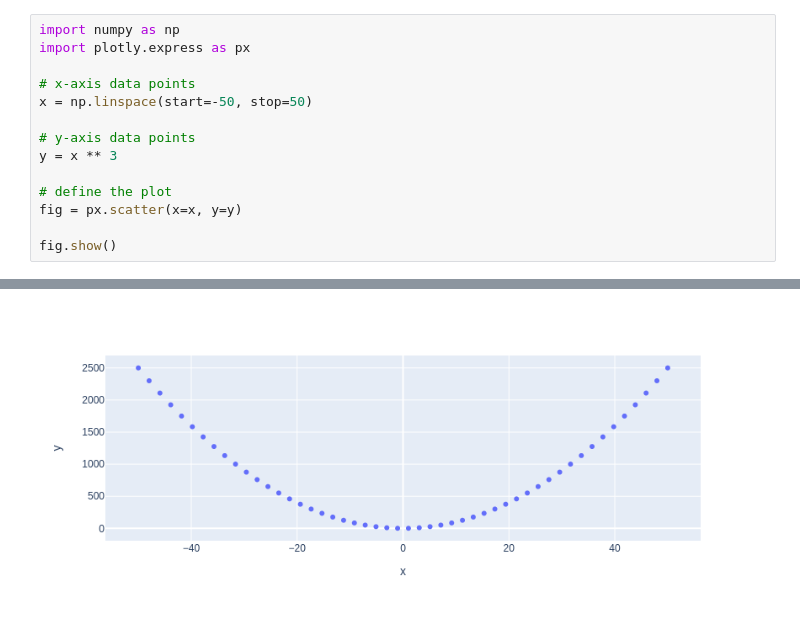
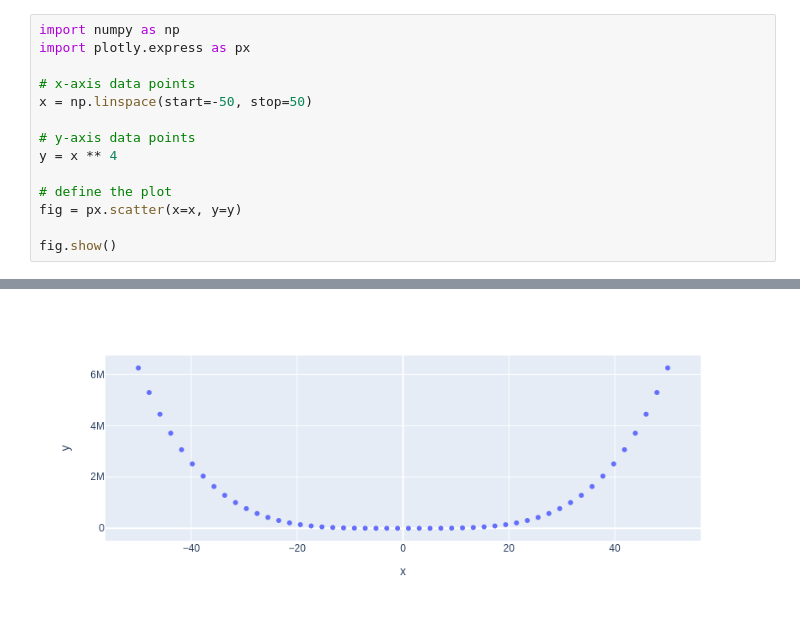
Before and after one commit to khuh/my-notebooks-repo, a Jupyter notebook: test1.ipynb, the cells around one changed output, grey strips where cells are left out. Cells and saved outputs as stored; diff of their text form.

```diff
--- a/test1.ipynb
+++ b/test1.ipynb
@@ -6,7 +6,7 @@ import plotly.express as px
 x = np.linspace(start=-50, stop=50)
 
 # y-axis data points
-y = x ** 3
+y = x ** 4
 
 # define the plot
 fig = px.scatter(x=x, y=y)
@@ -17 +16 @@ fig.show()
-[figure, old version]
+[figure, new version]
```
Also changed, not shown: parts of 1 cell of this notebook.
